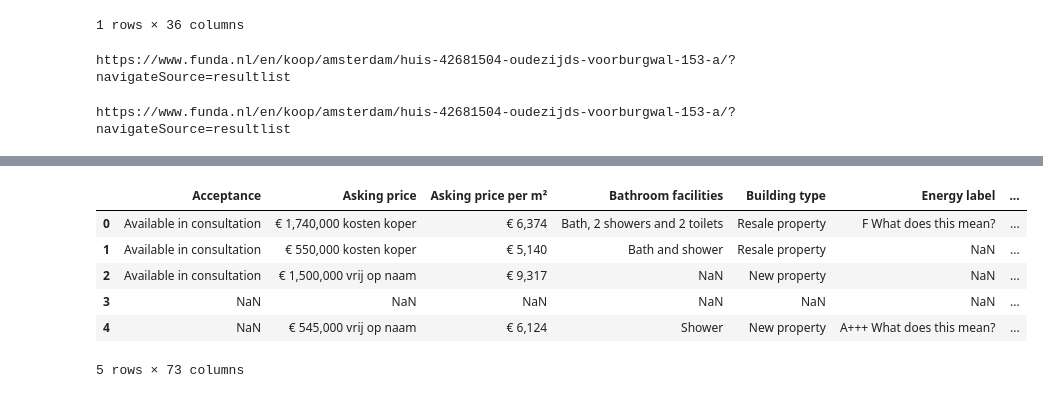
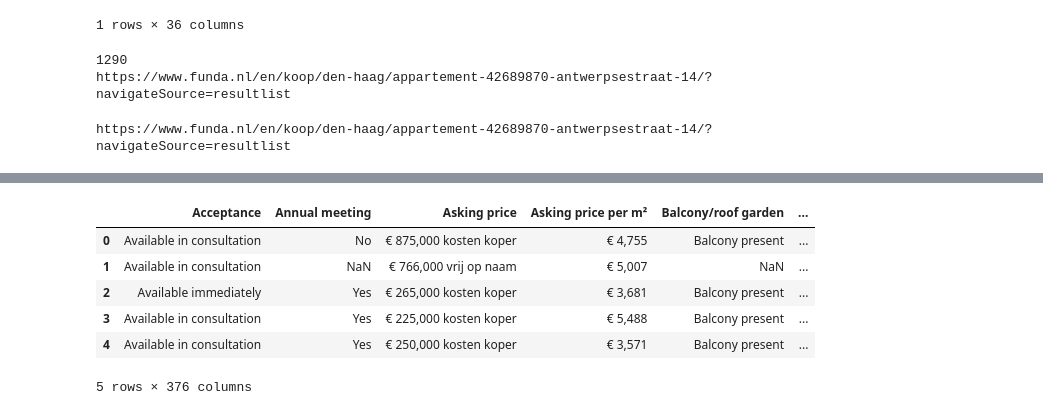
Before and after one commit to RedOrBlueP1ll/datamadness33, a Jupyter notebook: funda_scraper.ipynb, the cells around one changed output, grey strips where cells are left out. Drawn from its saved outputs; the diff is of its cells as text; code cells hidden in the pictures.

Commit message:
All three cities scraped, needs formatting and analysis

```diff
--- a/funda_scraper.ipynb
+++ b/funda_scraper.ipynb
@@ -263,28 +273,47 @@ df.head()
 | 0 | Available in consultation | No | € 625,000 kosten koper | € 6,793 | Balcony present and french balcon... | ... |
 1 rows × 36 columns
 # %%
-text_file = open('links.txt', 'r')
+text_file = open('links_den_haag.txt', 'r')
 lines = text_file.readline()
 links = lines.split(', ')
-# print(data)
+
+#remove the curly brackets from the set in first and last line
+links[0] = links[0][1:len(links[0])]
+links[len(links)-1] = links[len(links)-1][0:len(links[len(links)-1])-1]
+
 for link in links:
     index = links.index(link)
     temp = link[1:len(link)-1]
     links[index] = temp
 
+#need to cut links by 360 entries as had error in middle
+print(len(links))
 print(links[0])
 # %% [output]
-https://www.funda.nl/en/koop/amsterdam/huis-42681504-oudezijds-voorburgwal-153-a/?navigateSource=resultlist
+1290
+https://www.funda.nl/en/koop/den-haag/appartement-42689870-antwerpsestraat-14/?navigateSource=resultlist
 # %%
+import os
+
+driver = webdriver.Chrome(PATH)
+
 df = pd.DataFrame()
+df.to_csv('denHaag_real_estate.csv')
 
-small = links[0:5]
+# small = links[55:65]
 
-for link in small:
+for link in links:
     print(link)
 
     source = driver.get(url=link)
-    without_header = driver.find_elements_by_class_name("object-kenmerken-list")
+    try:
+        without_header = driver.find_elements_by_class_name("object-kenmerken-list")
+        with_header = driver.find_element_by_class_name("object-kenmerken-body").text
+        headers = driver.find_elements_by_class_name("object-kenmerken-list-header")
+    except:
+        without_header = []
+        with_header = ''
+        headers = []
 
     data = []
     for items in without_header:
@@ -292,21 +321,41 @@ for link in small:
         string = string.split('\n')
         data.extend(string)
 
+    with_header = with_header.split('\n')
+
+    header_l = []
+    for items in headers:
+        string = items.text
+        string = string.split('\n')
+        header_l.extend(string)
+
     if 'Areas' in data:
         data.remove('Areas')
     #no domain expertise on cadastral data so remove
     if 'Cadastral map' in data:
         index_start = data.index('Cadastral map')-1
-        index_end = data.index('Location')
-        temp_end = data[index_end:len(data)]
-        data = data[0:index_start]
-        data.extend(temp_end)
+        #to find the ending index we need to find the element after 'Exterior space'
+        cad_index = header_l.index('Cadastral data')
+        try:
+            cad_next_header = header_l[cad_index+1]
+            with_header_index = with_header.index(cad_next_header)
+            index_end = data.index(with_header[with_header_index+1])
+            temp_end = data[index_end:len(data)]
+            data = data[0:index_start]
+            data.extend(temp_end)
+        except:
+            data = data[0:index_start-1]
     col = data[::2]
     row = data[1::2]
+    col.append('url')
+    row.append(link)
     res = dict(zip(col, row))
     df = df.append(res, ignore_index=True)
-    time.sleep(3)
+    driver.delete_all_cookies()
+    os.remove("denHaag_real_estate.csv")
+    time.sleep(2)
+    df.to_csv('denHaag_real_estate.csv')
 
 df.head()
 # %% [output]
-https://www.funda.nl/en/koop/amsterdam/huis-42681504-oudezijds-voorburgwal-153-a/?navigateSource=resultlist
+https://www.funda.nl/en/koop/den-haag/appartement-42689870-antwerpsestraat-14/?navigateSource=resultlist
@@ -317,7 +379,7 @@ https://www.funda.nl/en/koop/amsterdam/appartement-42557195-van-suchtelen-van-de
-|  | Acceptance | Asking price | Asking price per m² | Bathroom facilities | Building type | Energy label | ... |
-| 0 | Available in consultation | € 1,740,000 kosten koper | € 6,374 | Bath, 2 showers and 2 toilets | Resale property | F What does this mean? | ... |
-| 1 | Available in consultation | € 550,000 kosten koper | € 5,140 | Bath and shower | Resale property | NaN | ... |
-| 2 | Available in consultation | € 1,500,000 vrij op naam | € 9,317 | NaN | New property | NaN | ... |
-| 3 | NaN | NaN | NaN | NaN | NaN | NaN | ... |
-| 4 | NaN | € 545,000 vrij op naam | € 6,124 | Shower | New property | A+++ What does this mean? | ... |
+|  | Acceptance | Annual meeting | Asking price | Asking price per m² | Balcony/roof garden | ... |
+| 0 | Available in consultation | No | € 875,000 kosten koper | € 4,755 | Balcony present | ... |
+| 1 | Available in consultation | NaN | € 766,000 vrij op naam | € 5,007 | NaN | ... |
+| 2 | Available immediately | Yes | € 265,000 kosten koper | € 3,681 | Balcony present | ... |
+| 3 | Available in consultation | Yes | € 225,000 kosten koper | € 5,488 | Balcony present | ... |
+| 4 | Available in consultation | Yes | € 250,000 kosten koper | € 3,571 | Balcony present | ... |
-5 rows × 73 columns
+5 rows × 376 columns
```
Also changed, not shown: parts of 7 cells of this notebook, 5 other files.
